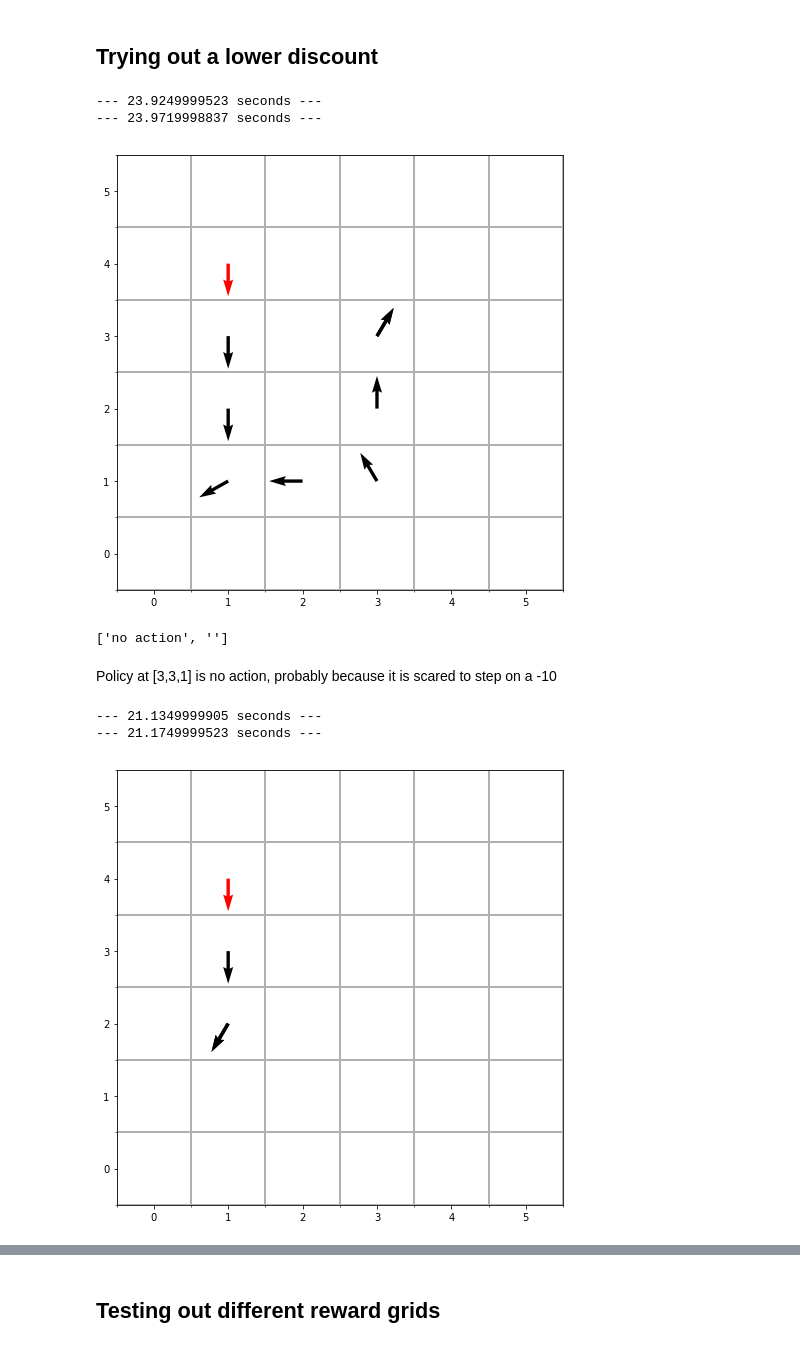
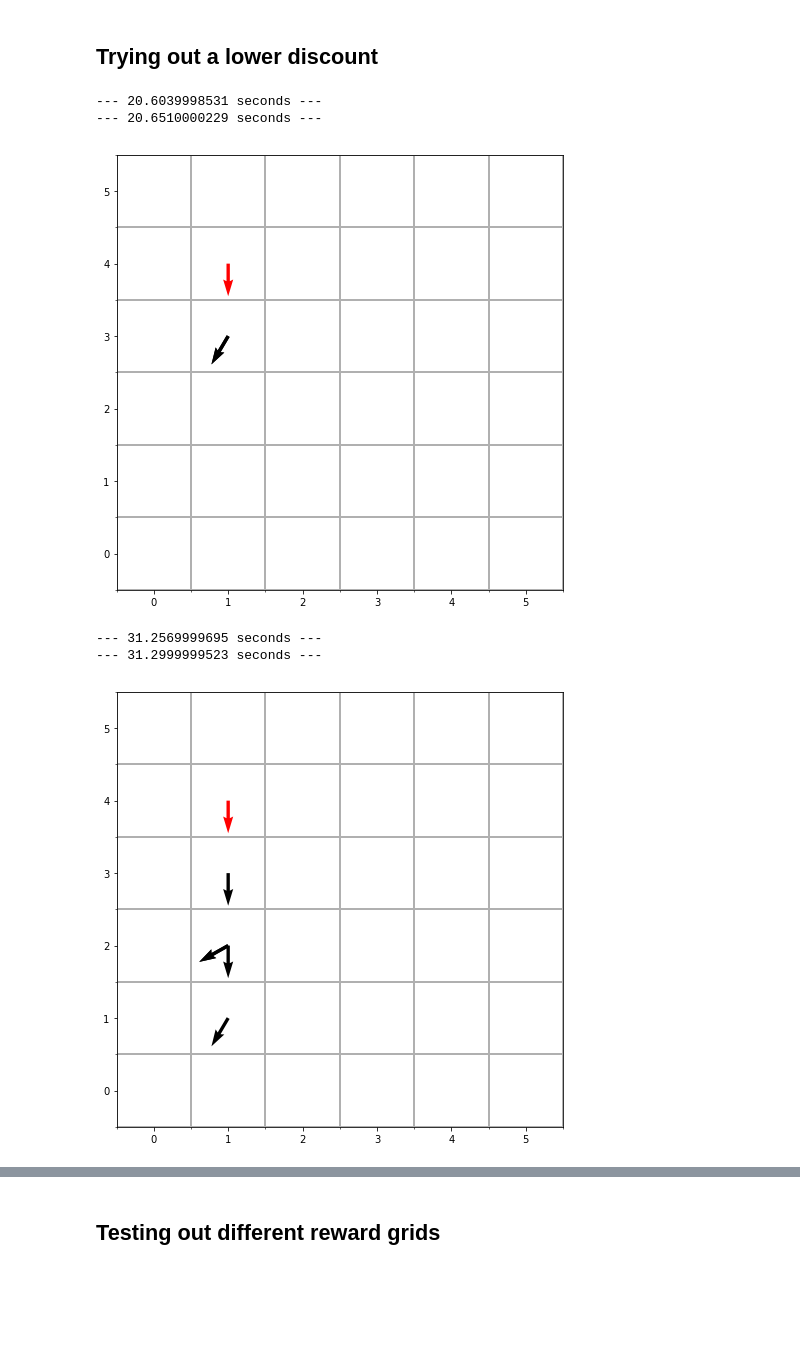
Before and after one commit to Jas-Jess/EE209-Computational-Robotics, a Jupyter notebook: PSET2/p5.ipynb, the cells around one changed output, grey strips where cells are left out. Cells and saved outputs as stored; diff of their text form; code cells hidden in the pictures; blank space fills up the shorter version.

```diff
--- a/PSET2/p5.ipynb
+++ b/PSET2/p5.ipynb
@@ -21,31 +21,23 @@ Seems like no action is optimal reward value.
 pi1 = PolicyIteration()
 # Testing out lower discount
 start_time = time.time()
-pi1.solve_optimal_policy(discount = 0.7, Pe = 0.25)
+pi1.solve_optimal_policy(discount = 0.65, Pe = 0.25)
 print("--- %s seconds ---" % (time.time() - start_time))
 pi1.plot_trajectory([1,4,6], Pe = 0.25)
 print("--- %s seconds ---" % (time.time() - start_time))
 # %% [output]
---- 23.9249999523 seconds ---
---- 23.9719998837 seconds ---
+--- 20.6039998531 seconds ---
+--- 20.6510000229 seconds ---
-[figure, old version]
+[figure, new version]
-# %%
-import numpy as np
-s_index = np.where((np.array(pi.gw.S) == [3,3,1]).all(axis=1))[0][0]
-pi.policy[s_index]
-# %% [output]
-['no action', '']
-# %% [markdown]
-Policy at \[3,3,1\] is no action, probably because it is scared to step on a -10
 # %%
 pi1 = PolicyIteration()
 # Testing out lower discount
 start_time = time.time()
-pi1.solve_optimal_policy(discount = 0.69, Pe = 0.25)
+pi1.solve_optimal_policy(discount = 0.8, Pe = 0.25)
 print("--- %s seconds ---" % (time.time() - start_time))
 pi1.plot_trajectory([1,4,6], Pe = 0.25)
 print("--- %s seconds ---" % (time.time() - start_time))
 # %% [output]
---- 21.1349999905 seconds ---
---- 21.1749999523 seconds ---
+--- 31.2569999695 seconds ---
+--- 31.2999999523 seconds ---
-[figure, old version]
+[figure, new version]
```
Also changed, not shown: parts of 8 cells of this notebook, 4 other files.
